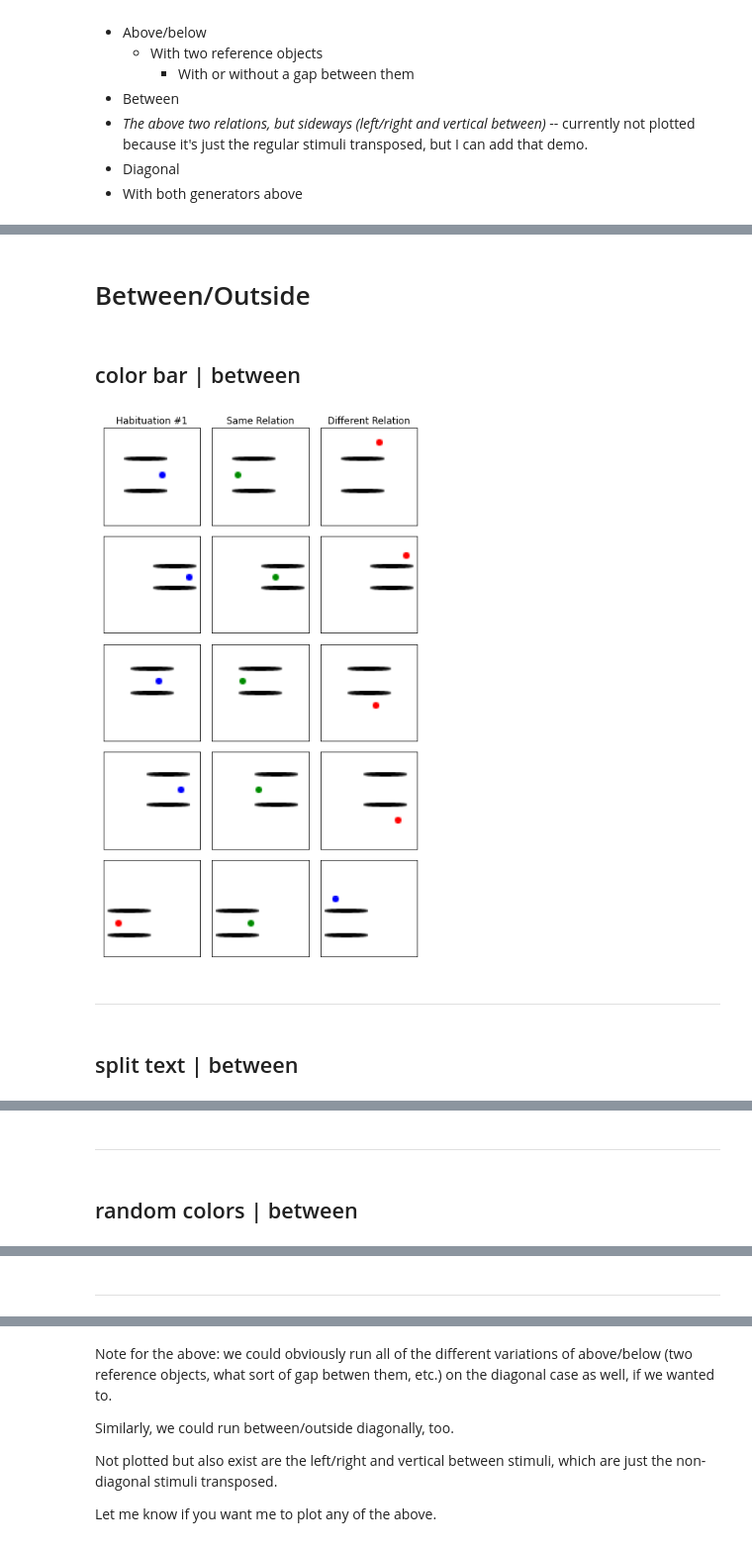
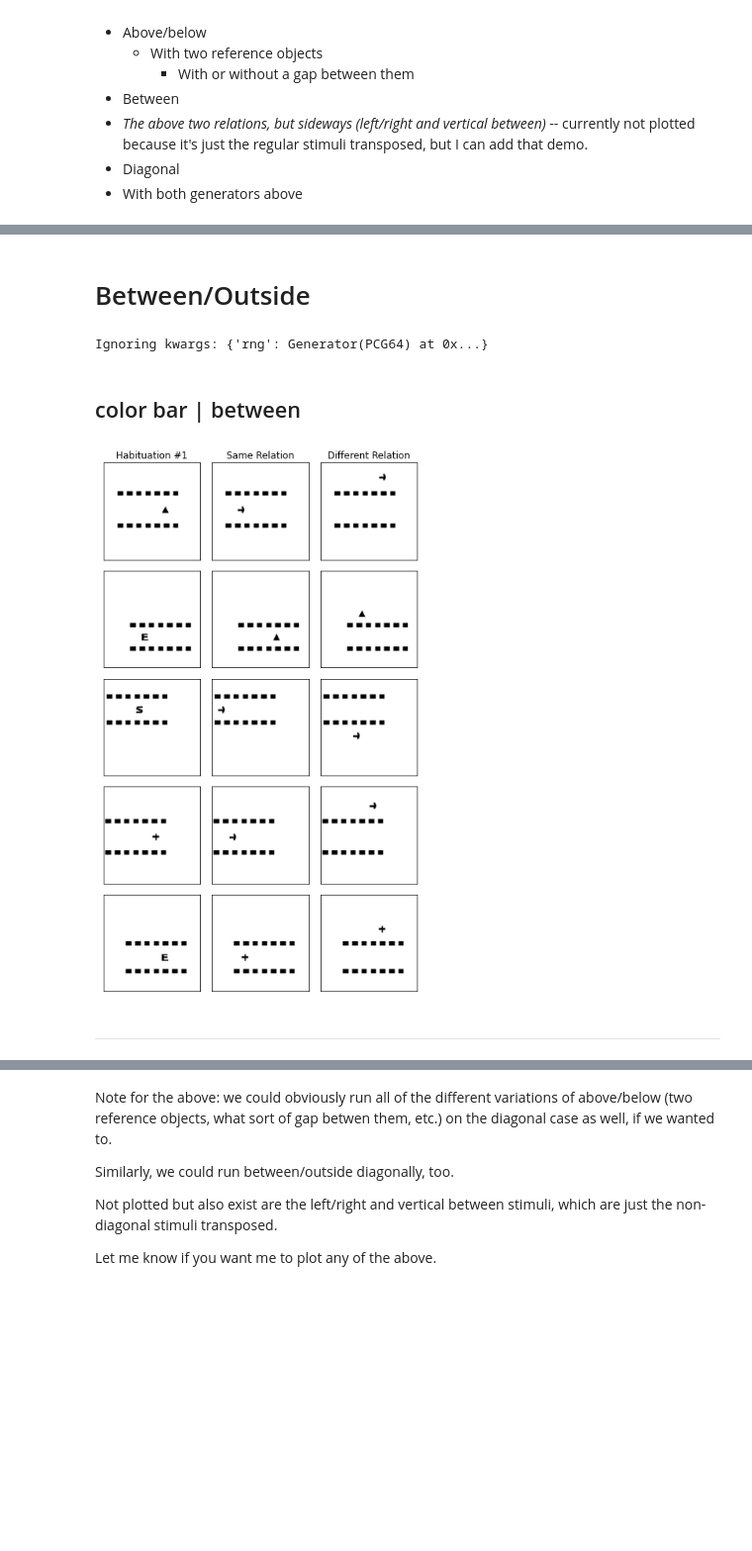
Before and after one commit to guydav/simple-relational-reasoning, a Jupyter notebook: notebooks/QuinnStimuliDemo.ipynb, the cells around one changed output, grey strips where cells are left out. Shown: that part at 99% size. Drawn from its saved outputs; the diff is of its cells as text; code cells hidden in the pictures; blank space fills up the shorter version.

```diff
--- a/notebooks/QuinnStimuliDemo.ipynb
+++ b/notebooks/QuinnStimuliDemo.ipynb
@@ -62,12 +62,14 @@ def create_stimulus_generators_and_names(names=GENERATOR_NAMES, seed=None, **kwa
     rng = np.random.default_rng(seed if seed is not None else np.random.randint(0, 2**32))
 
     generators = (
-        build_colored_target_black_reference_stimulus_generator(**kwargs),
-        build_split_text_stimulus_generator(**kwargs),
-        build_random_color_stimulus_generator(rng, **kwargs)
+        # build_colored_target_black_reference_stimulus_generator(rng=rng, **kwargs),
+        build_split_text_stimulus_generator(rng=rng, **kwargs),
+        # build_random_color_stimulus_generator(rn=rng, **kwargs)
     )
 
     return zip(generators, names)
+# %%
+BASELINE_TRIPLET_KWARGS = dict(n_target_types=2, extra_diagonal_margin=25)
 # %% [markdown]
 # Stimulus conditions we have
 * Above/below
@@ -99,7 +101,7 @@ for two_reference_objects in (False, True):
 
             triplet_generator = QuinnTripletGenerator(stimulus_generator, distance_endpoints,
                 relation=relation, two_reference_objects=two_reference_objects,
-                adjacent_reference_objects=adjacent_reference_objects, n_target_types=3)
+                adjacent_reference_objects=adjacent_reference_objects, **BASELINE_TRIPLET_KWARGS)
 
             adj_str = 'adjacent refs' if adjacent_reference_objects else ('non-adjacent refs' if two_reference_objects else '')
             title = f'{generator_name} | {relation} | {"two refs" if two_reference_objects else "one ref"}{" | " if adj_str else ""}{adj_str}'
@@ -124,28 +126,28 @@ for two_reference_objects in (False, True):
 # %%
 relation = BETWEEN_RELATION
 distance_endpoints = (30, 80)
 N_examples = 5
 
 display(Markdown('# Between/Outside'))
 
 distance_endpoints = distance_endpoints_dict[(two_reference_objects, adjacent_reference_objects)]
 
 for stimulus_generator, generator_name in create_stimulus_generators_and_names():
 
     triplet_generator = QuinnTripletGenerator(stimulus_generator, distance_endpoints,
         relation=relation, two_reference_objects=True,
-        adjacent_reference_objects=False, n_target_types=3)
+        adjacent_reference_objects=False, **BASELINE_TRIPLET_KWARGS)
 
     # adj_str = 'adjacent refs' if adjacent_reference_objects else ('non-adjacent refs' if two_reference_objects else '')
     # title = f'{generator_name} | {relation} | {"two refs" if two_reference_objects else "one ref"}{" | " if adj_str else ""}{adj_str}'
     title = f'{generator_name} | {relation}'
     display(Markdown(f'## {title}'))
     triplets = triplet_generator(N_examples, normalize=False)
     plot_triplets(triplets)
     display(Markdown('----'))
 # %% [output]
 # Between/Outside
+Ignoring kwargs: {'rng': Generator(PCG64) at 0x...}
 ## color bar | between
-[figure, old version]
+[figure, new version]
 ----
-## split text | between
@@ -153,2 +153,0 @@ for stimulus_generator, generator_name in create_stimulus_generators_and_names()
-----
-## random colors | between
@@ -156,4 +154,3 @@ for stimulus_generator, generator_name in create_stimulus_generators_and_names()
-----
 # %%
 relation = ABOVE_BELOW_RELATION
 distance_endpoints = (30, 80)
```
Also changed, not shown: parts of 4 cells of this notebook, 4 other files.
